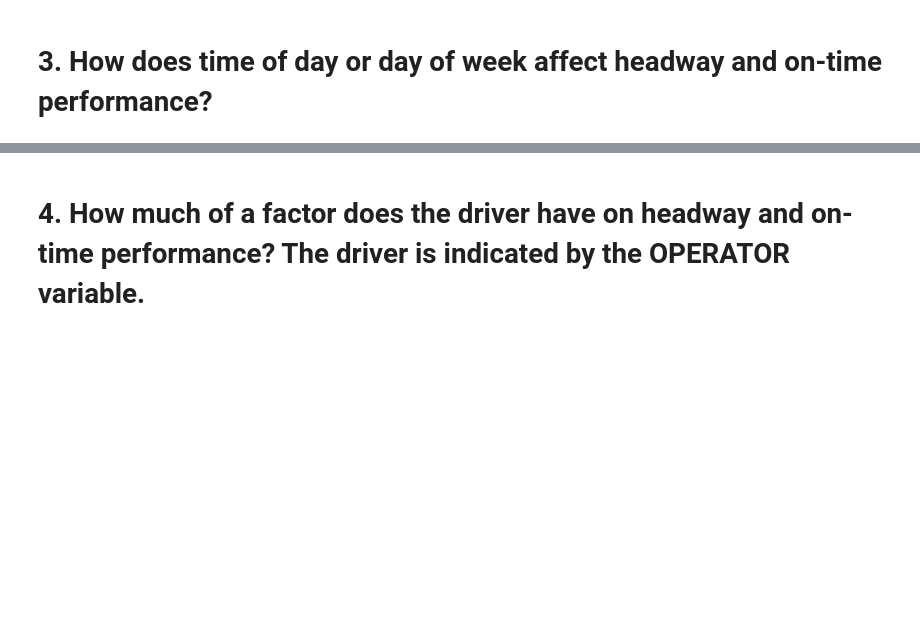
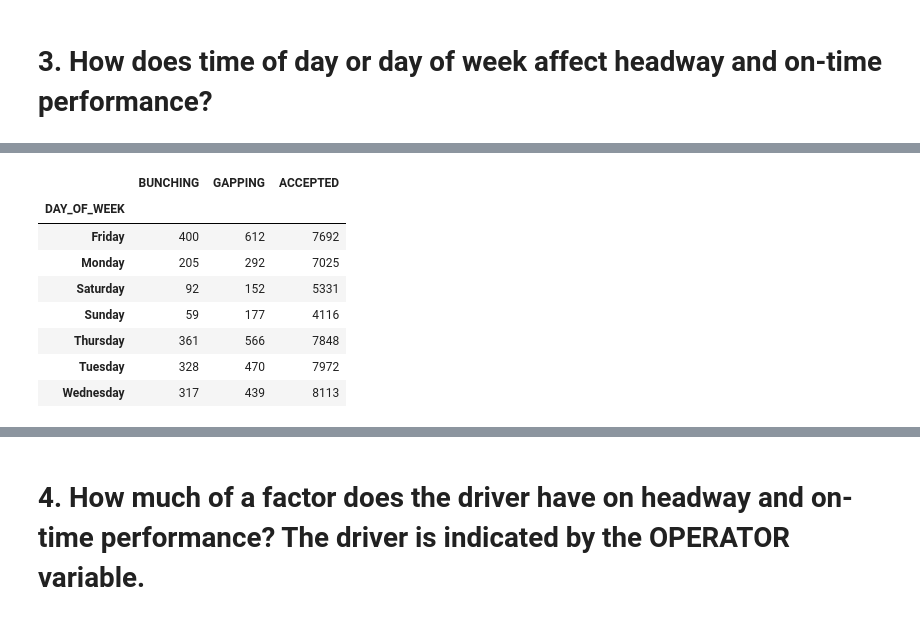
Before and after one commit to NSS-Data-Analytics-Cohort-11/wego-raiders, a Jupyter notebook: notebooks/WeGo.ipynb, the cells around one changed output, grey strips where cells are left out. Saved outputs shown, nothing was run; the diff lists cells and outputs as text; code cells hidden in the pictures; blank space fills up the shorter version.

```diff
--- a/notebooks/WeGo.ipynb
+++ b/notebooks/WeGo.ipynb
@@ -295,3 +295,9 @@ location_hdwypct_neg
 # Bus Stop 2200 (BLOCK_ABBR) also of Route 22 (Bordeaux) In-Bound has the best HEADWAY PERCENTAGE.
 # %% [markdown]
 # 3. How does time of day or day of week affect headway and on-time performance?
+# %%
+#convert scheduled time from object to datetime
+wego['SCHEDULED_TIME'] = pd.to_datetime(wego['SCHEDULED_TIME'])
+# %%
+#create column for day of the week using scheduled time column
+wego['DAY_OF_WEEK'] = wego['SCHEDULED_TIME'].dt.day_name()
@@ -297,0 +318,14 @@ location_hdwypct_neg
+# %%
+#bunchimg, gapping, accepted summation by day
+dweek_hdwy = wego[['DAY_OF_WEEK', "BUNCHING", "GAPPING", "ACCEPTED"]].groupby(['DAY_OF_WEEK']).agg('sum')
+dweek_hdwy
+# %% [output]
+|  | BUNCHING | GAPPING | ACCEPTED |
+| DAY_OF_WEEK |  |  |  |
+| Friday | 400 | 612 | 7692 |
+| Monday | 205 | 292 | 7025 |
+| Saturday | 92 | 152 | 5331 |
+| Sunday | 59 | 177 | 4116 |
+| Thursday | 361 | 566 | 7848 |
+| Tuesday | 328 | 470 | 7972 |
+| Wednesday | 317 | 439 | 8113 |
```
Also changed, not shown: parts of 9 cells of this notebook, 1 other file.
